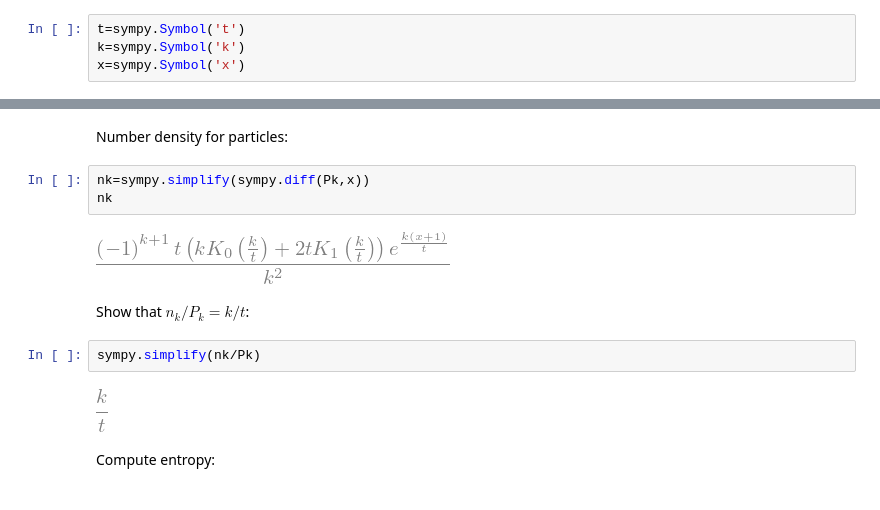
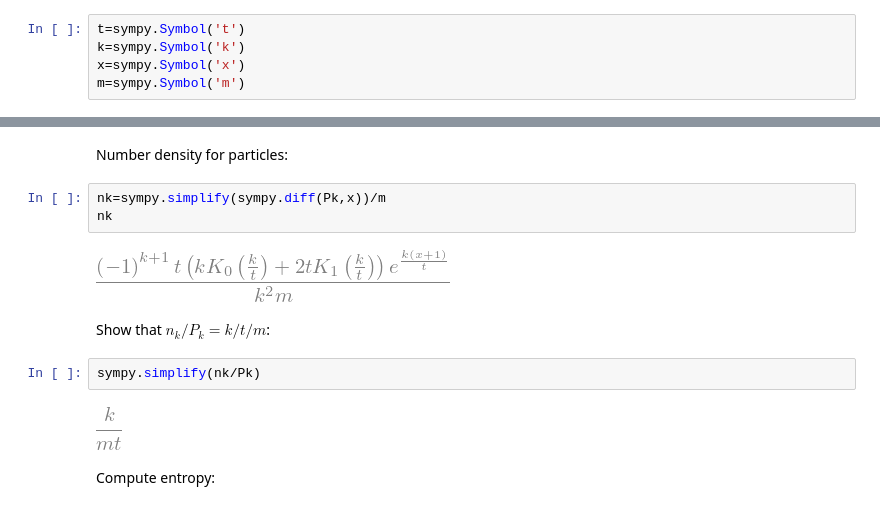
Before and after one commit to awsteiner/o2scl, a Jupyter notebook: doc/o2scl/part/python/fermion.ipynb, the cells around one changed output, grey strips where cells are left out. Saved outputs shown, nothing was run; the diff lists cells and outputs as text.

```diff
--- a/doc/o2scl/part/python/fermion.ipynb
+++ b/doc/o2scl/part/python/fermion.ipynb
@@ -9,6 +9,7 @@ Define symbolic variables:
 t=sympy.Symbol('t')
 k=sympy.Symbol('k')
 x=sympy.Symbol('x')
+m=sympy.Symbol('m')
 # %% [markdown]
 Pressure for particles:
 # %%
@@ -37,16 +38,16 @@ sympy.simplify(Pka3-Pka)
 # %% [markdown]
 Number density for particles:
 # %%
-nk=sympy.simplify(sympy.diff(Pk,x))
+nk=sympy.simplify(sympy.diff(Pk,x))/m
 nk
 # %% [output]
-[figure, old version]
+[figure, new version]
 # %% [markdown]
-Show that $n_k/P_k = k/t$:
+Show that $n_k/P_k = k/t/m$:
 # %%
 sympy.simplify(nk/Pk)
 # %% [output]
-[figure, old version]
+[figure, new version]
 # %% [markdown]
 Compute entropy:
 # %%
```
Also changed, not shown: parts of 13 cells of this notebook, 5 other files.
